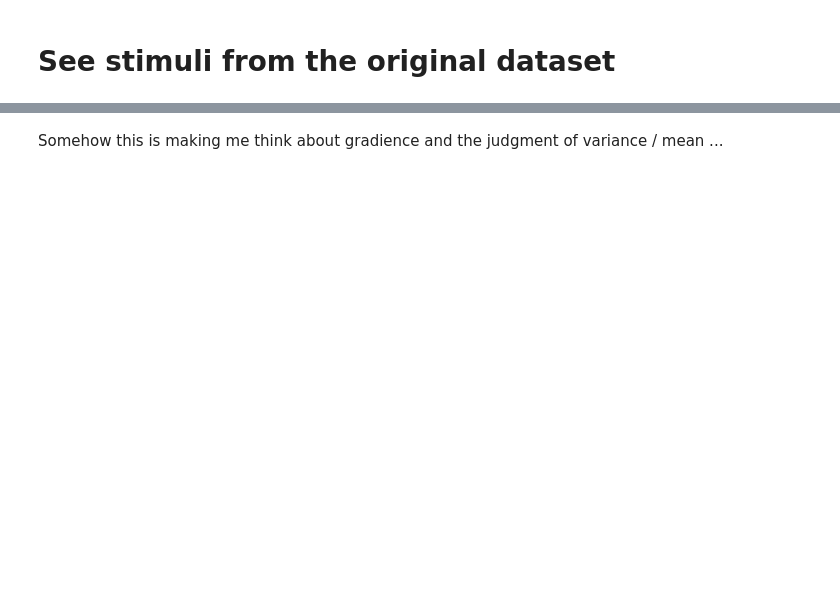
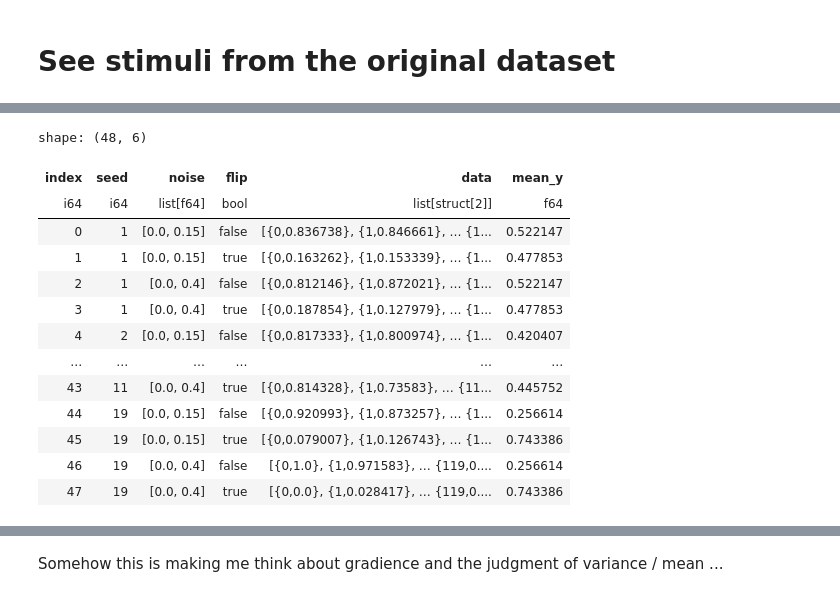
Before and after one commit to mika-long/vis-decode-analysis, a Jupyter notebook: analysis/moritz/Stimuli.ipynb, the cells around one changed output, grey strips where cells are left out. Cells and saved outputs as stored; diff of their text form; code cells hidden in the pictures; blank space fills up the shorter version.

```diff
--- a/analysis/moritz/Stimuli.ipynb
+++ b/analysis/moritz/Stimuli.ipynb
@@ -80,3 +29,0 @@ shape: (12, 1)
-# %%
-df_1 = pd.read_json("../../data/moritz/stimuli/exp1-stimuli.json")
-df_1.head(5)
@@ -120,0 +93,20 @@ def plot(row: int, plot_type: PlotType, col: SimulationType):
+# %%
+df_1_p = df_1.select(["index", "seed", "noise", "flip", "data" ]).with_columns(
+    pl.col("data").list.eval(pl.element().struct.field("y")).list.mean().alias("mean_y")
+)
+df_1_p
+# %% [output]
+shape: (48, 6)
+| index | seed | noise | flip | data | mean_y |
+| i64 | i64 | list[f64] | bool | list[struct[2]] | f64 |
+| 0 | 1 | [0.0, 0.15] | false | [{0,0.836738}, {1,0.846661}, … {1... | 0.522147 |
+| 1 | 1 | [0.0, 0.15] | true | [{0,0.163262}, {1,0.153339}, … {1... | 0.477853 |
+| 2 | 1 | [0.0, 0.4] | false | [{0,0.812146}, {1,0.872021}, … {1... | 0.522147 |
+| 3 | 1 | [0.0, 0.4] | true | [{0,0.187854}, {1,0.127979}, … {1... | 0.477853 |
+| 4 | 2 | [0.0, 0.15] | false | [{0,0.817333}, {1,0.800974}, … {1... | 0.420407 |
+| … | … | … | … | … | … |
+| 43 | 11 | [0.0, 0.4] | true | [{0,0.814328}, {1,0.73583}, … {11... | 0.445752 |
+| 44 | 19 | [0.0, 0.15] | false | [{0,0.920993}, {1,0.873257}, … {1... | 0.256614 |
+| 45 | 19 | [0.0, 0.15] | true | [{0,0.079007}, {1,0.126743}, … {1... | 0.743386 |
+| 46 | 19 | [0.0, 0.4] | false | [{0,1.0}, {1,0.971583}, … {119,0.... | 0.256614 |
+| 47 | 19 | [0.0, 0.4] | true | [{0,0.0}, {1,0.028417}, … {119,0.... | 0.743386 |
```
Also changed, not shown: parts of 28 cells of this notebook.
